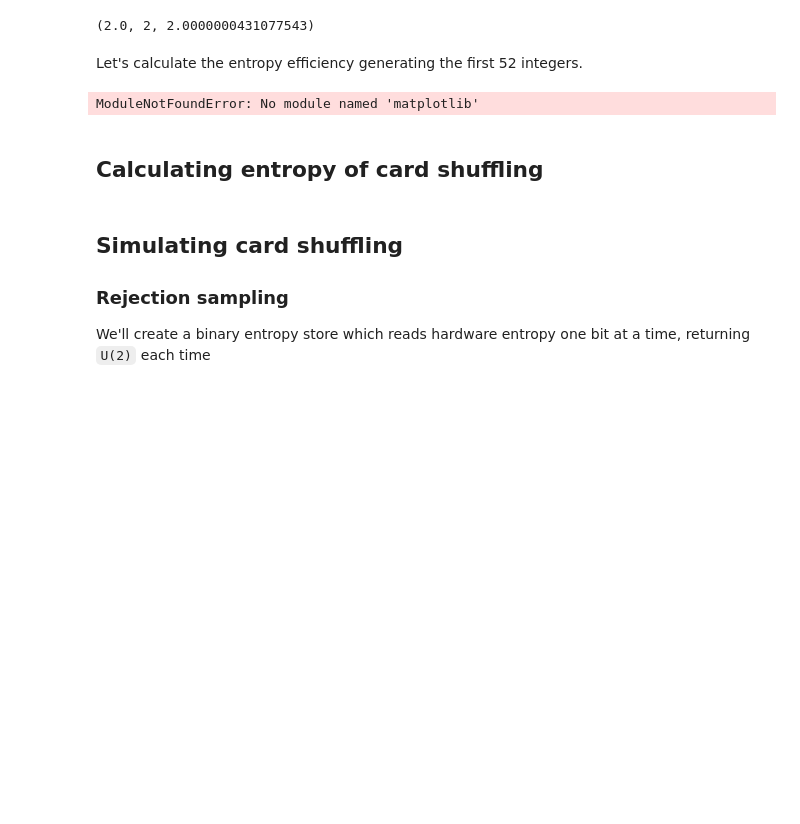
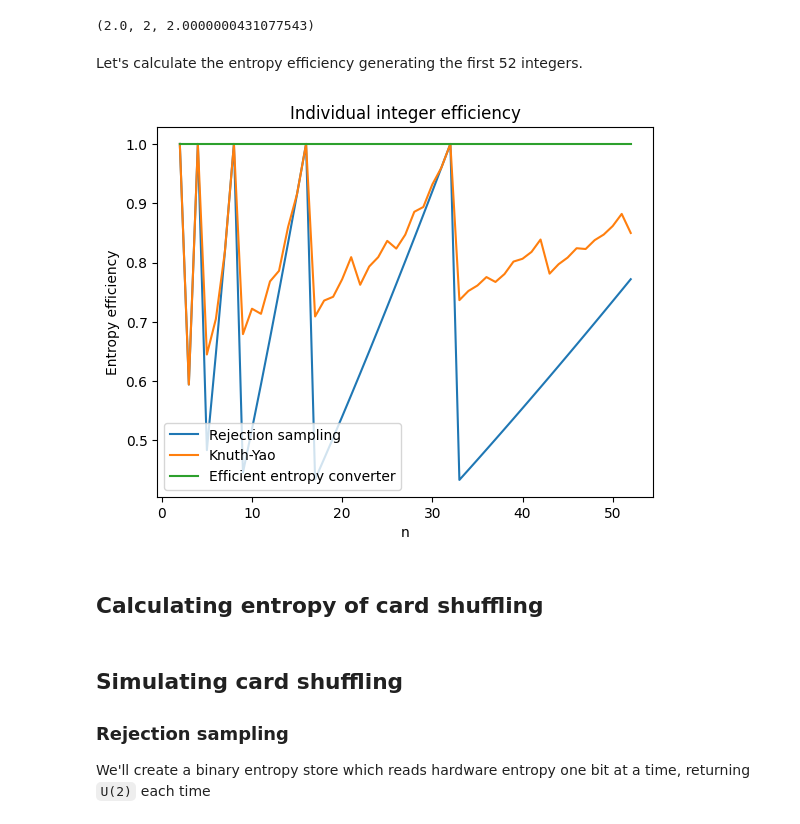
Before and after one commit to calum74/entropy, a Jupyter notebook: entropy.ipynb, the cells around one changed output. Saved outputs shown, nothing was run; the diff lists cells and outputs as text; code cells hidden in the pictures; blank space fills up the shorter version.

```diff
--- a/entropy.ipynb
+++ b/entropy.ipynb
@@ -112,14 +112,20 @@ Let's calculate the entropy efficiency generating the first 52 integers.
 # %%
 numbers = range(2,53)
 rs_efficiency = [math.log2(n)/expected_rejection_sampling(n) for n in numbers]
 fdr_efficiency = [math.log2(n)/expected_fast_dice_roller(n) for n in numbers]
 eec_efficiency = [math.log2(n)/worst_case_convert(n) for n in numbers]
 
-import matplotlib
-plt.title('Efficiency')
-plt.line(numbers, rs_efficiency)
+import matplotlib.pyplot as plt
+plt.title('Individual integer efficiency')
+plt.xlabel('n')
+plt.ylabel('Entropy efficiency')
+plt.plot(numbers, rs_efficiency, label='Rejection sampling')
+plt.plot(numbers, fdr_efficiency, label='Knuth-Yao')
+plt.plot(numbers, eec_efficiency, label='Efficient entropy converter')
+plt.legend()
+plt.show()
 # %% [output]
-ModuleNotFoundError: No module named 'matplotlib'
+[figure, added]
 # %% [markdown]
 ## Calculating entropy of card shuffling
 # %% [markdown]
```
